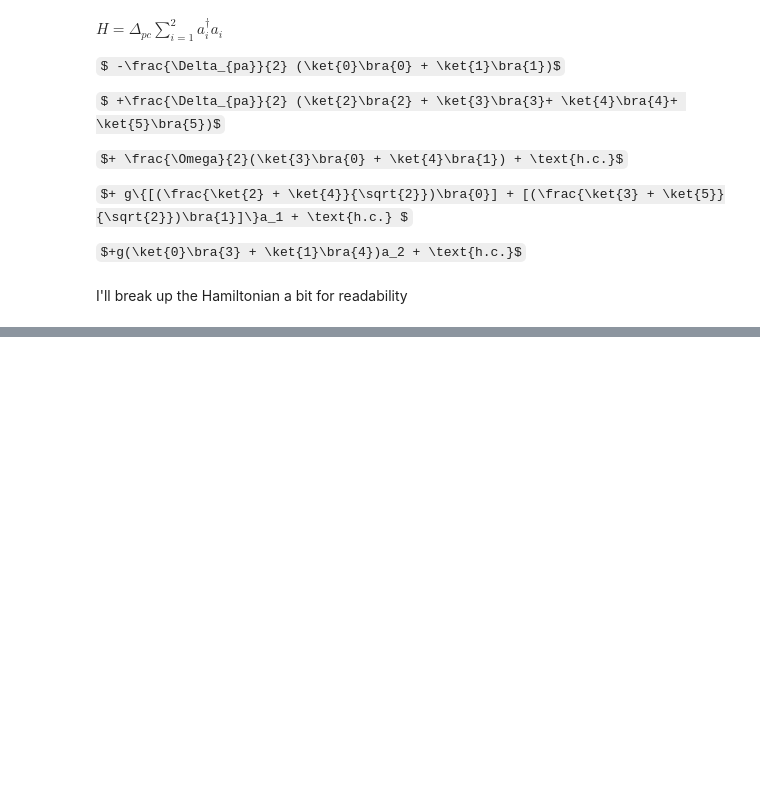
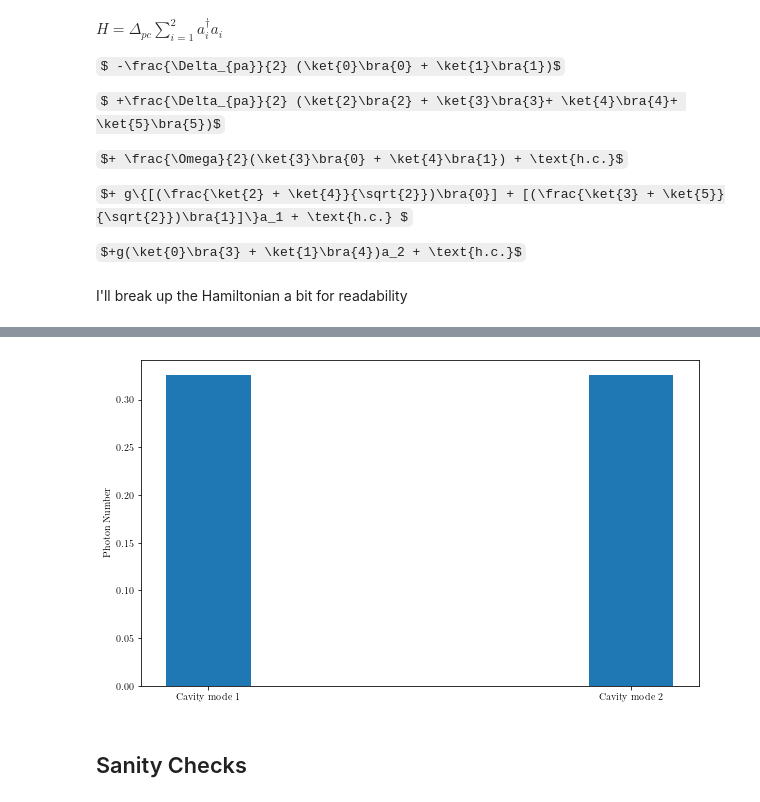
Before and after one commit to ultracolde6/SpinDicke, a Jupyter notebook: Hamiltonians/FullModel.ipynb, the cells around one changed output, grey strips where cells are left out. Saved outputs shown, nothing was run; the diff lists cells and outputs as text; code cells hidden in the pictures; some formulas as TeX source; blank space fills up the shorter version.

```diff
--- a/Hamiltonians/FullModel.ipynb
+++ b/Hamiltonians/FullModel.ipynb
@@ -201,0 +185,10 @@ plt.show()
+# %%
+fig, ax = plt.subplots(1, 1, figsize=(10, 6))
+
+ax.bar(["Cavity mode 1", "Cavity mode 2"], cavity_photons, width = 0.2)
+ax.set_ylabel('Photon Number')
+plt.show()
+# %% [output]
+[figure, added]
+# %% [markdown]
+## Sanity Checks
```
Also changed, not shown: parts of 23 cells of this notebook.
